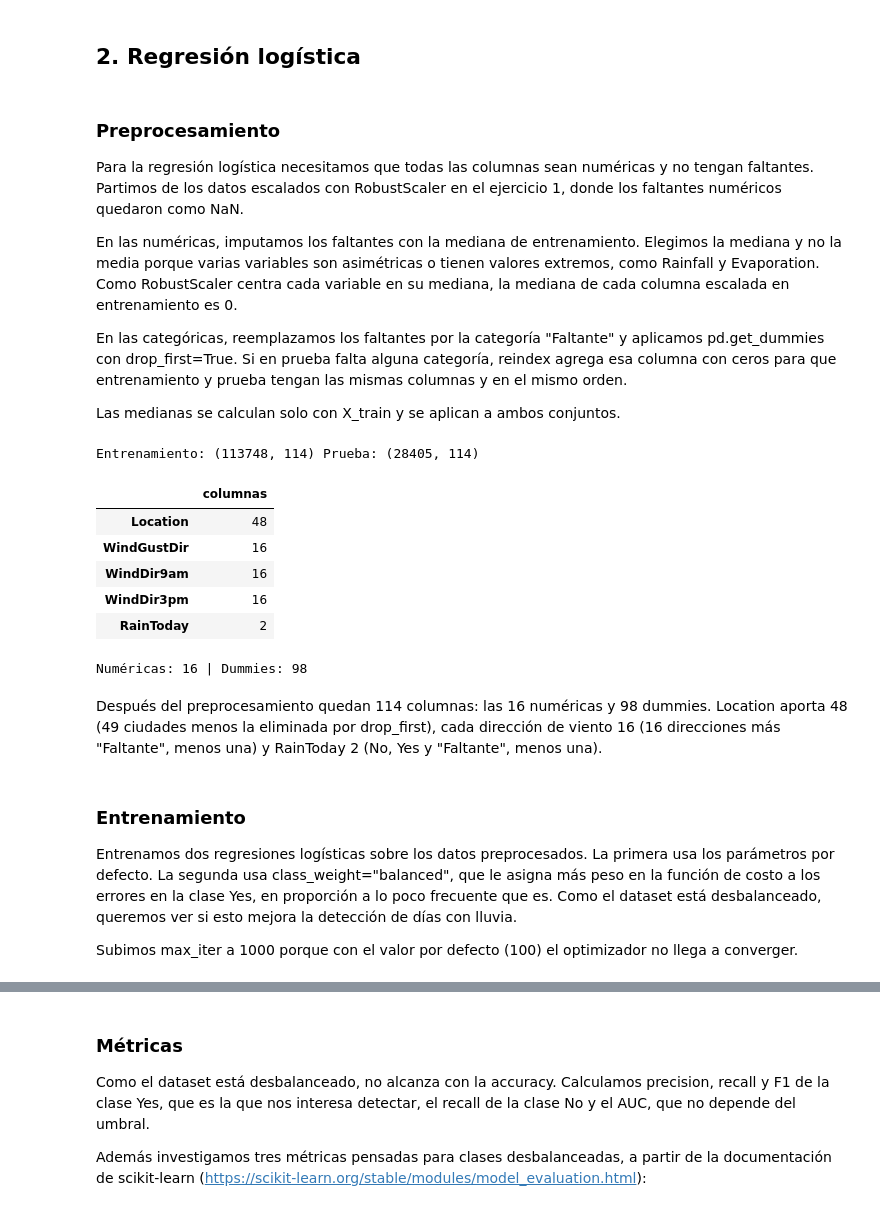
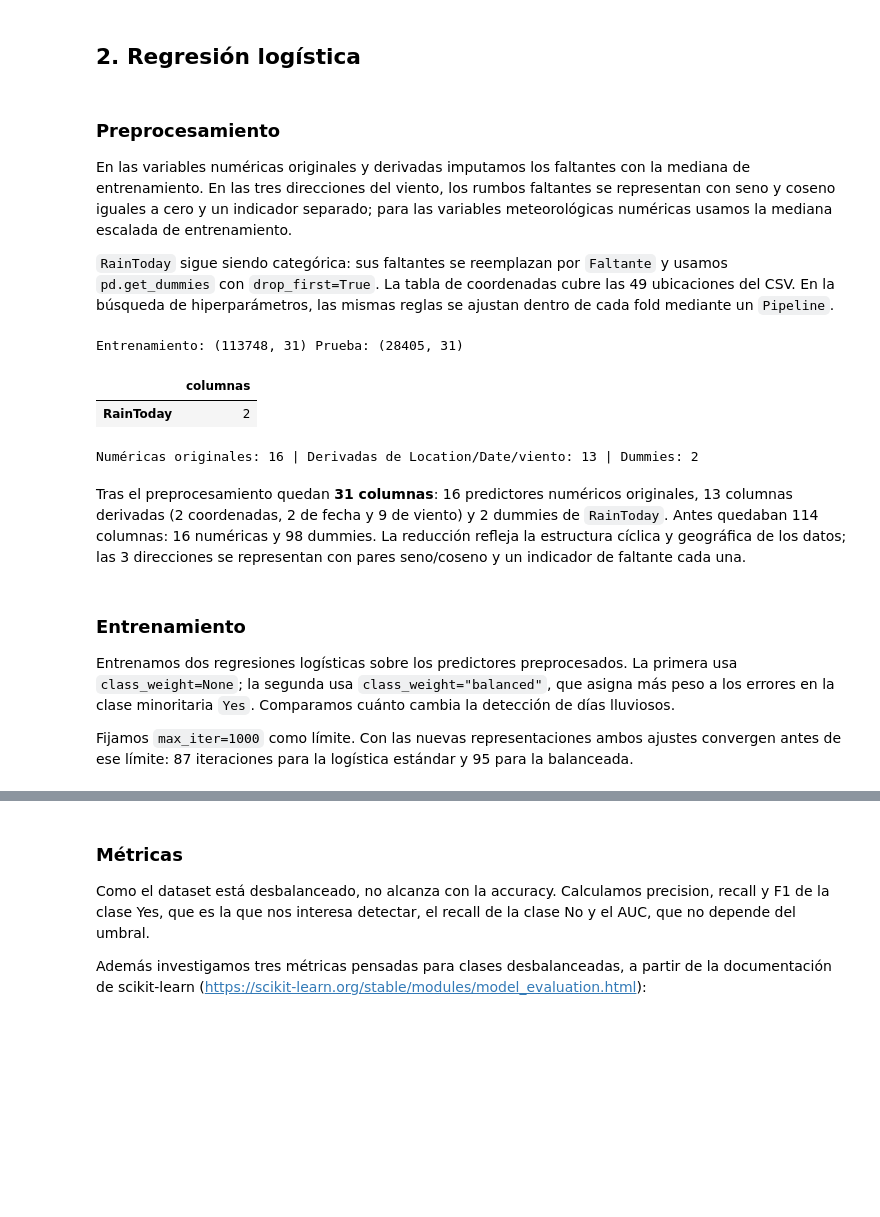
Before and after one commit to manuelibarbia/TP_AA1_Ibarbia_Colombo_Ayala, a Jupyter notebook: TP_2/TP-clasificacion-AA1.ipynb, the cells around one changed output, grey strips where cells are left out. Drawn from its saved outputs; the diff is of its cells as text; code cells hidden in the pictures; blank space fills up the shorter version.

```diff
--- a/TP_2/TP-clasificacion-AA1.ipynb
+++ b/TP_2/TP-clasificacion-AA1.ipynb
@@ -531,58 +611,64 @@ El corte queda en el 9 de noviembre de 2015: entrenamiento reúne 113.748 filas
 # %% [markdown]
 ### Preprocesamiento
 
-Para la regresión logística necesitamos que todas las columnas sean numéricas y no tengan faltantes. Partimos de los datos escalados con RobustScaler en el ejercicio 1, donde los faltantes numéricos quedaron como NaN.
+En las variables numéricas originales y derivadas imputamos los faltantes con la mediana de entrenamiento. En las tres direcciones del viento, los rumbos faltantes se representan con seno y coseno iguales a cero y un indicador separado; para las variables meteorológicas numéricas usamos la mediana escalada de entrenamiento.
 
-En las numéricas, imputamos los faltantes con la mediana de entrenamiento. Elegimos la mediana y no la media porque varias variables son asimétricas o tienen valores extremos, como Rainfall y Evaporation. Como RobustScaler centra cada variable en su mediana, la mediana de cada columna escalada en entrenamiento es 0.
-
-En las categóricas, reemplazamos los faltantes por la categoría "Faltante" y aplicamos pd.get_dummies con drop_first=True. Si en prueba falta alguna categoría, reindex agrega esa columna con ceros para que entrenamiento y prueba tengan las mismas columnas y en el mismo orden.
-
-Las medianas se calculan solo con X_train y se aplican a ambos conjuntos.
+`RainToday` sigue siendo categórica: sus faltantes se reemplazan por `Faltante` y usamos `pd.get_dummies` con `drop_first=True`. La tabla de coordenadas cubre las 49 ubicaciones del CSV. En la búsqueda de hiperparámetros, las mismas reglas se ajustan dentro de cada fold mediante un `Pipeline`.
 # %%
-# Imputo faltantes con valores de entrenamiento y codifico las categóricas con get_dummies.
+# Imputo los predictores numéricos con valores de entrenamiento y codifico RainToday.
 y_train_bin = (y_train == "Yes").astype(int)
 y_test_bin = (y_test == "Yes").astype(int)
 
-medianas_train = X_train_escalado[columnas_predictoras_numericas].median()
+medianas_train = X_train_escalado[columnas_numericas_modelo].median()
 X_train_prep = X_train_escalado.copy()
 X_test_prep = X_test_escalado.copy()
-X_train_prep[columnas_predictoras_numericas] = X_train_prep[columnas_predictoras_numericas].fillna(medianas_train)
-X_test_prep[columnas_predictoras_numericas] = X_test_prep[columnas_predictoras_numericas].fillna(medianas_train)
+X_train_prep[columnas_numericas_modelo] = X_train_prep[columnas_numericas_modelo].fillna(medianas_train)
+X_test_prep[columnas_numericas_modelo] = X_test_prep[columnas_numericas_modelo].fillna(medianas_train)
 
-X_train_prep[columnas_categoricas] = X_train_prep[columnas_categoricas].fillna("Faltante")
-X_test_prep[columnas_categoricas] = X_test_prep[columnas_categoricas].fillna("Faltante")
+X_train_prep[columnas_categoricas_modelo] = X_train_prep[columnas_categoricas_modelo].fillna("Faltante")
+X_test_prep[columnas_categoricas_modelo] = X_test_prep[columnas_categoricas_modelo].fillna("Faltante")
 
-X_train_prep = pd.get_dummies(X_train_prep, columns=columnas_categoricas, drop_first=True, dtype=int)
-X_test_prep = pd.get_dummies(X_test_prep, columns=columnas_categoricas, drop_first=True, dtype=int)
+X_train_prep = pd.get_dummies(
+    X_train_prep,
+    columns=columnas_categoricas_modelo,
+    drop_first=True,
+    dtype=int,
+)
+X_test_prep = pd.get_dummies(
+    X_test_prep,
+    columns=columnas_categoricas_modelo,
+    drop_first=True,
+    dtype=int,
+)
 X_test_prep = X_test_prep.reindex(columns=X_train_prep.columns, fill_value=0)
 
 print("Entrenamiento:", X_train_prep.shape, "Prueba:", X_test_prep.shape)
 # %% [output]
-Entrenamiento: (113748, 114) Prueba: (28405, 114)
+Entrenamiento: (113748, 31) Prueba: (28405, 31)
 # %%
-# Cuento cuántas columnas dummy generó cada variable categórica.
+# Cuento las columnas one-hot que aún necesita RainToday.
 conteo_dummies = pd.Series({
     columna: X_train_prep.columns.str.startswith(columna + "_").sum()
-    for columna in columnas_categoricas
+    for columna in columnas_categoricas_modelo
 }, name="columnas")
 display(conteo_dummies.to_frame())
-print("Numéricas:", len(columnas_predictoras_numericas), "| Dummies:", conteo_dummies.sum())
+print(
+    "Numéricas originales:", len(columnas_predictoras_numericas),
+    "| Derivadas de Location/Date/viento:", len(columnas_numericas_modelo) - len(columnas_predictoras_numericas),
+    "| Dummies:", conteo_dummies.sum(),
+)
 # %% [output]
 |  | columnas |
-| Location | 48 |
-| WindGustDir | 16 |
-| WindDir9am | 16 |
-| WindDir3pm | 16 |
 | RainToday | 2 |
-Numéricas: 16 | Dummies: 98
+Numéricas originales: 16 | Derivadas de Location/Date/viento: 13 | Dummies: 2
 # %% [markdown]
-Después del preprocesamiento quedan 114 columnas: las 16 numéricas y 98 dummies. Location aporta 48 (49 ciudades menos la eliminada por drop_first), cada dirección de viento 16 (16 direcciones más "Faltante", menos una) y RainToday 2 (No, Yes y "Faltante", menos una).
+Tras el preprocesamiento quedan **31 columnas**: 16 predictores numéricos originales, 13 columnas derivadas (2 coordenadas, 2 de fecha y 9 de viento) y 2 dummies de `RainToday`. Antes quedaban 114 columnas: 16 numéricas y 98 dummies. La reducción refleja la estructura cíclica y geográfica de los datos; las 3 direcciones se representan con pares seno/coseno y un indicador de faltante cada una.
 # %% [markdown]
 ### Entrenamiento
 
-Entrenamos dos regresiones logísticas sobre los datos preprocesados. La primera usa los parámetros por defecto. La segunda usa class_weight="balanced", que le asigna más peso en la función de costo a los errores en la clase Yes, en proporción a lo poco frecuente que es. Como el dataset está desbalanceado, queremos ver si esto mejora la detección de días con lluvia.
+Entrenamos dos regresiones logísticas sobre los predictores preprocesados. La primera usa `class_weight=None`; la segunda usa `class_weight="balanced"`, que asigna más peso a los errores en la clase minoritaria `Yes`. Comparamos cuánto cambia la detección de días lluviosos.
 
-Subimos max_iter a 1000 porque con el valor por defecto (100) el optimizador no llega a converger.
+Fijamos `max_iter=1000` como límite. Con las nuevas representaciones ambos ajustes convergen antes de ese límite: 87 iteraciones para la logística estándar y 95 para la balanceada.
 # %%
 # Entreno dos regresiones logísticas: una estándar y otra que compensa el desbalance.
 modelos = {
```
Also changed, not shown: parts of 27 cells of this notebook.
